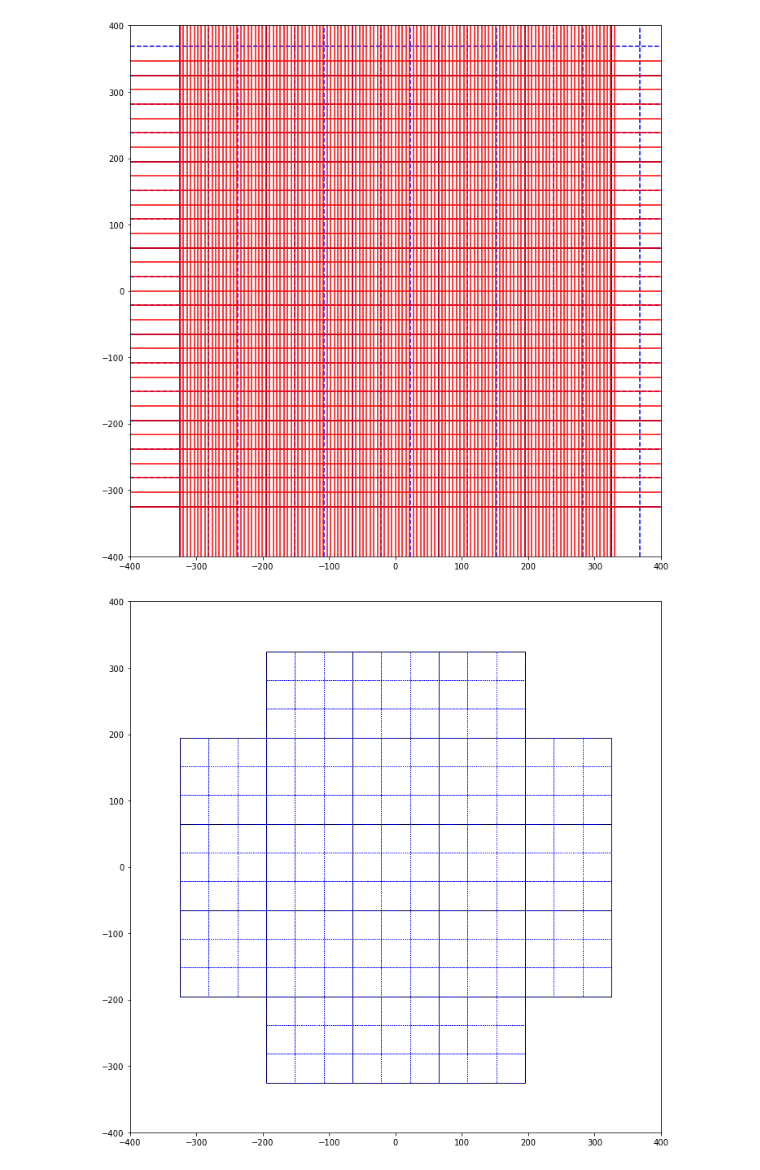
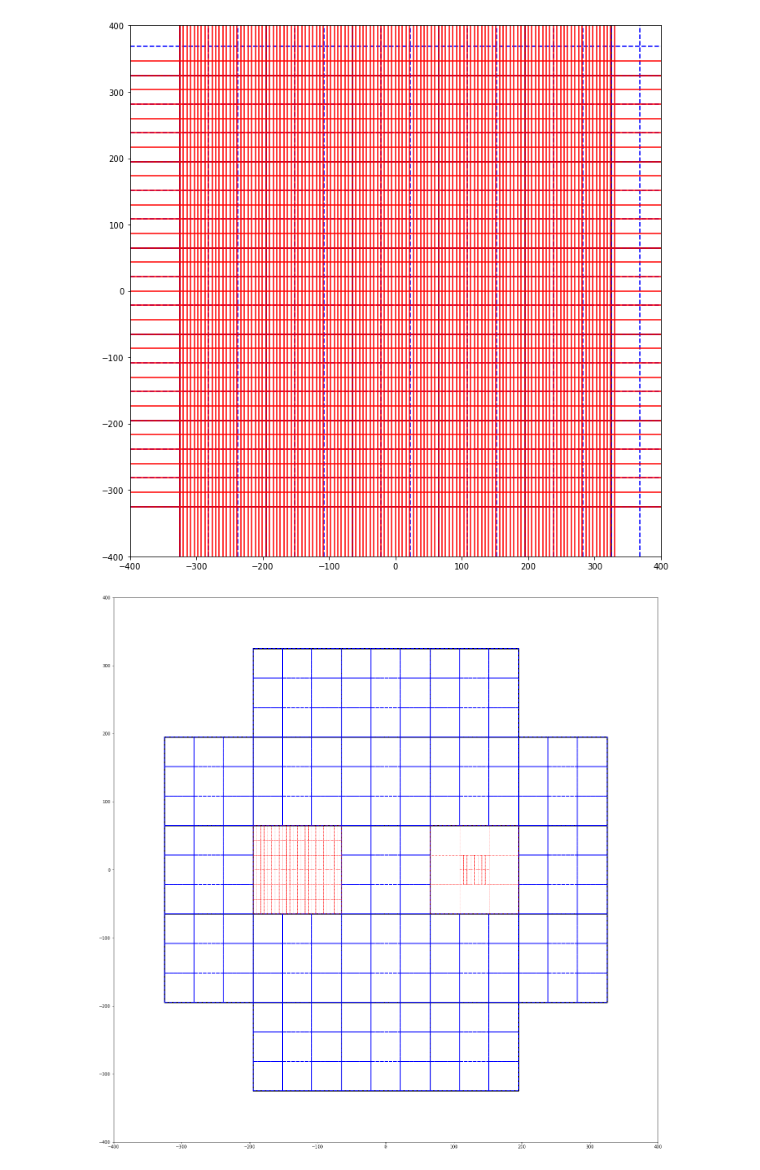
Before and after one commit to lsst-camera-dh/ghosts, a Jupyter notebook: notebooks/dummy_camera_display.ipynb, the cells around one changed output. Saved outputs shown, nothing was run; the diff lists cells and outputs as text; code cells hidden in the pictures.

```diff
--- a/notebooks/dummy_camera_display.ipynb
+++ b/notebooks/dummy_camera_display.ipynb
@@ -71,14 +71,23 @@ ccd_y = np.arange(-325, 325, 43.333)
 amp_x = np.arange(-325, 325, 5.4125)
 amp_y = np.arange(-325, 325, 21.665)
 
+def make_amp(x, y):
+    return Rectangle((x, y), 5.4125, 21.665)
+
+def make_ccd(x, y):
+    return Rectangle((x, y), 43.333, 43.333)
+
 def make_raft(x, y):
     return Rectangle((x, y), 130, 130)
 
-def make_ccd(x, y):
-    return Rectangle((x, y), 5.4125, 21.665)
-
-def make_amp(x, y):
-    return Rectangle((x, y), 43.333, 43.333)
+def make_ccd_with_amp(x, y):
+    ccd = []
+    amp_x = np.arange(x, x+43.3, 5.4125)
+    amp_y = np.arange(y, y+43.3, 21.665)
+    for rx in amp_x:
+        for ry in amp_y:
+            ccd.append(make_amp(rx, ry))
+    return ccd
 
 def make_raft_with_ccd(x, y):
     raft = []
@@ -89,39 +98,70 @@ def make_raft_with_ccd(x, y):
             raft.append(make_ccd(rx, ry))
     return raft
 
+def make_raft_with_ccd_with_amp(x, y):
+    raft = []
+    ccd_x = np.arange(x, x+129, 43.333)
+    ccd_y = np.arange(y, y+129, 43.333)
+    for rx in ccd_x:
+        for ry in ccd_y:
+            raft.extend(make_ccd_with_amp(rx, ry))
+    return raft
+
+def make_raft_with_one_ccd_with_amp(x, y, i_ccd):
+    raft = []
+    ccd_x = np.arange(x, x+129, 43.333)
+    ccd_y = np.arange(y, y+129, 43.333)
+    i = 0
+    for rx in ccd_x:
+        for ry in ccd_y:
+            if i == i_ccd:
+                raft.extend(make_ccd_with_amp(rx, ry))
+            else:
+                raft.append(make_ccd(rx, ry))
+            i = i+1
+    return raft
+
 # Create figure and axes
-fig, ax = plt.subplots(1, figsize=(12,12))
+fig, ax = plt.subplots(1, figsize=(24,24))
 plt.ylim([-400, 400])
 plt.xlim([-400, 400])
 rafts = []
 ccds = []
+amps = []
 
 # line 1
 for rx in raft_x[1:4]:
     rafts.append(make_raft(rx, raft_y[0]))
     ccds.extend(make_raft_with_ccd(rx, raft_y[0]))
 # line 2
 for rx in raft_x:
     rafts.append(make_raft(rx, raft_y[1]))
     ccds.extend(make_raft_with_ccd(rx, raft_y[1]))
 # line 3
-for rx in raft_x:
-    rafts.append(make_raft(rx, raft_y[2]))
-    ccds.extend(make_raft_with_ccd(rx, raft_y[2]))
+for i, rx in enumerate(raft_x):
+    if i==1:
+        amps.extend(make_raft_with_ccd_with_amp(rx, raft_y[2]))
+    elif i==3:
+        amps.extend(make_raft_with_one_ccd_with_amp(rx, raft_y[2], 4))
+    else:
+        rafts.append(make_raft(rx, raft_y[2]))
+        ccds.extend(make_raft_with_ccd(rx, raft_y[2]))
 # line 4
 for rx in raft_x:
     rafts.append(make_raft(rx, raft_y[3]))
     ccds.extend(make_raft_with_ccd(rx, raft_y[3]))
 # line 5
 for rx in raft_x[1:4]:
     rafts.append(make_raft(rx, raft_y[4]))
     ccds.extend(make_raft_with_ccd(rx, raft_y[4]))
 
-rafts_col = PatchCollection(rafts, facecolor='none', edgecolor='black')
+rafts_col = PatchCollection(rafts, facecolor='none', edgecolor='black', linewidth=3)
 ax.add_collection(rafts_col)
-ccds_col = PatchCollection(ccds, facecolor='none', edgecolor='blue', linestyle='dotted')
+ccds_col = PatchCollection(ccds, facecolor='none', edgecolor='blue', linewidth=2, linestyle='dashed')
 ax.add_collection(ccds_col)
+amps_col = PatchCollection(amps, facecolor='none', edgecolor='red', linewidth=1, linestyle='dotted')
+ax.add_collection(amps_col)
 
 plt.gca().set_aspect('equal')
 # %% [output]
-[figure, old version]
+[figure, new version]
```
